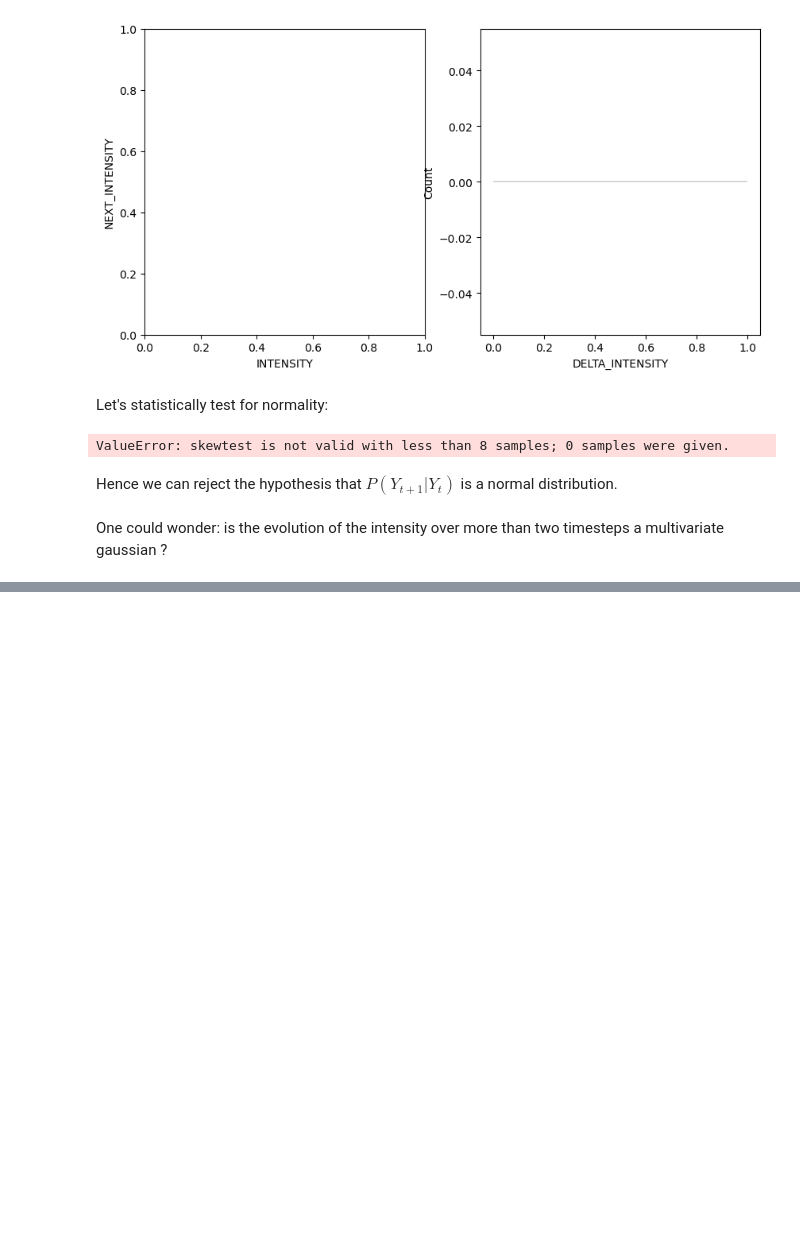
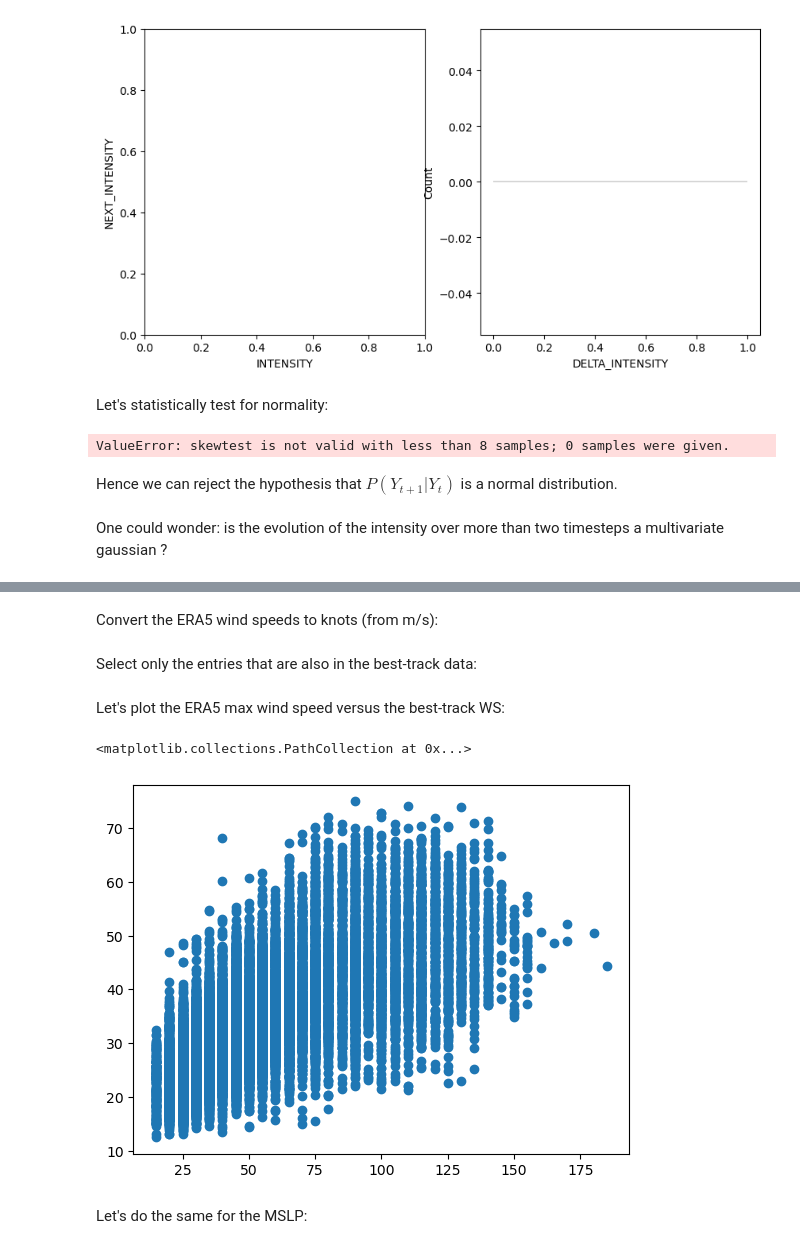
Before and after one commit to dauvillc/tc_probabilistic_forecasting, a Jupyter notebook: notebooks/explore_tcir.ipynb, the cells around one changed output, grey strips where cells are left out. Saved outputs shown, nothing was run; the diff lists cells and outputs as text; code cells hidden in the pictures; blank space fills up the shorter version.

```diff
--- a/notebooks/explore_tcir.ipynb
+++ b/notebooks/explore_tcir.ipynb
@@ -181,0 +222,6 @@ for i, ax in enumerate(axes.flatten()):
+# %%
+u, v = datacube.sel(variable='u10'), datacube.sel(variable='v10')
+u = u * datacube_std.sel(variable='u10') + datacube_mean.sel(variable='u10')
+v = v * datacube_std.sel(variable='v10') + datacube_mean.sel(variable='v10')
+ws = np.sqrt(u ** 2 + v ** 2)
+ws
@@ -181,0 +248,19 @@ for i, ax in enumerate(axes.flatten()):
+# %%
+max_era5_ws = ws.max(dim=['h_pixel_offset', 'v_pixel_offset'])
+# %% [markdown]
+Convert the ERA5 wind speeds to knots (from m/s):
+# %%
+max_era5_ws *= 1.94384
+# %% [markdown]
+Select only the entries that are also in the best-track data:
+# %%
+max_era5_ws = max_era5_ws.isel(sid_time=tcir_info.index)
+# %% [markdown]
+Let's plot the ERA5 max wind speed versus the best-track WS:
+# %%
+plt.scatter(tcir_info['INTENSITY'], max_era5_ws)
+# %% [output]
+<matplotlib.collections.PathCollection at 0x...>
+[figure, added]
+# %% [markdown]
+Let's do the same for the MSLP:
```
Also changed, not shown: parts of 17 cells of this notebook.
